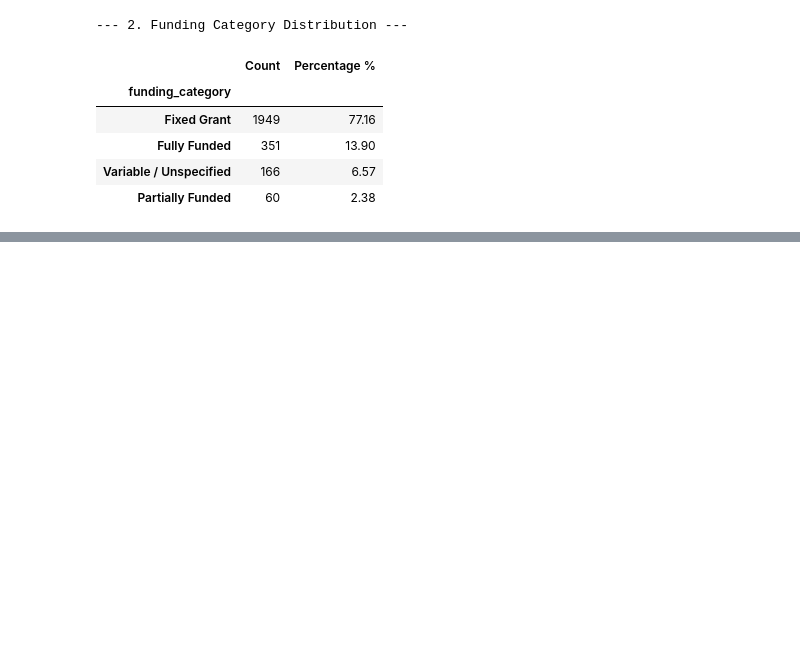
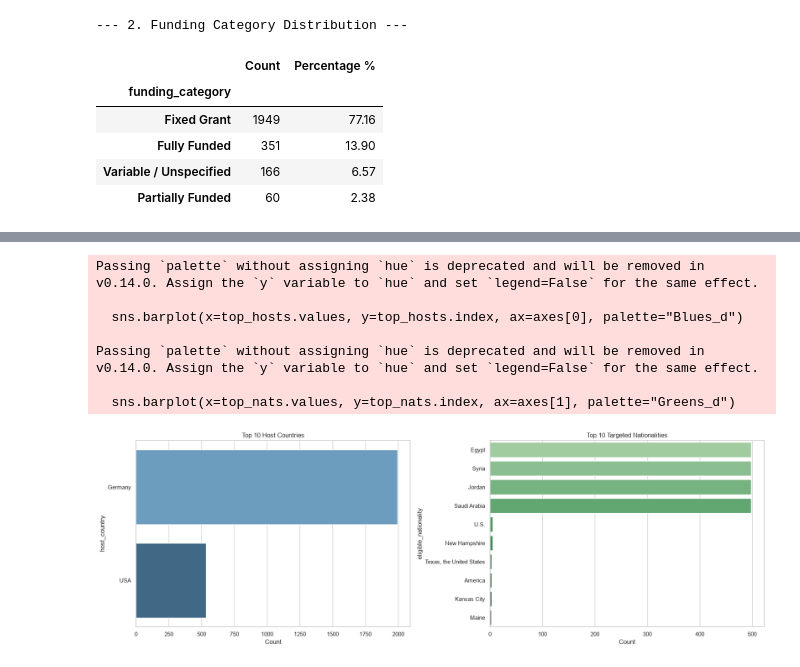
Before and after one commit to shaza-hussein/AI_Scholarship, a Jupyter notebook: notebooks/data_validation.ipynb, the cells around one changed output, grey strips where cells are left out. Saved outputs shown, nothing was run; the diff lists cells and outputs as text; code cells hidden in the pictures; blank space fills up the shorter version.

```diff
--- a/notebooks/data_validation.ipynb
+++ b/notebooks/data_validation.ipynb
@@ -211,0 +216,4 @@ display(sample_funding[['funding_type', 'funding_category', 'funding_amount']])
+# %%
+print(">>> Extracting Host Countries and Eligible Nationalities...")
+df_raw[['host_country', 'eligible_nationality']] = df_raw.progress_apply(processor.process_country, axis=1)
+print("Extraction Complete!")
@@ -211,0 +268,32 @@ display(sample_funding[['funding_type', 'funding_category', 'funding_amount']])
+# %%
+fig, axes = plt.subplots(1, 2, figsize=(18, 6))
+
+# 1. Top 10 Host Countries
+# Exclude 'Unspecified' for a cleaner chart
+top_hosts = df_raw[df_raw['host_country'] != 'Unspecified']['host_country'].value_counts().nlargest(10)
+sns.barplot(x=top_hosts.values, y=top_hosts.index, ax=axes[0], palette="Blues_d")
+axes[0].set_title('Top 10 Host Countries')
+axes[0].set_xlabel('Count')
+
+# 2. Top 10 Restricted Eligible Nationalities
+# Exclude 'International / All' to see which specific countries are targeted
+top_nats = df_raw[df_raw['eligible_nationality'] != 'International / All']['eligible_nationality'].value_counts().nlargest(10)
+if not top_nats.empty:
+    sns.barplot(x=top_nats.values, y=top_nats.index, ax=axes[1], palette="Greens_d")
+    axes[1].set_title('Top 10 Targeted Nationalities')
+    axes[1].set_xlabel('Count')
+else:
+    axes[1].text(0.5, 0.5, 'No Restricted Nationalities Found', horizontalalignment='center', verticalalignment='center')
+    axes[1].set_title('Top 10 Targeted Nationalities')
+
+plt.tight_layout()
+plt.show()
+# %% [output]
+Passing `palette` without assigning `hue` is deprecated and will be removed in v0.14.0. Assign the `y` variable to `hue` and set `legend=False` for the same effect.
+
+  sns.barplot(x=top_hosts.values, y=top_hosts.index, ax=axes[0], palette="Blues_d")
+
+Passing `palette` without assigning `hue` is deprecated and will be removed in v0.14.0. Assign the `y` variable to `hue` and set `legend=False` for the same effect.
+
+  sns.barplot(x=top_nats.values, y=top_nats.index, ax=axes[1], palette="Greens_d")
+[figure, added]
```
Also changed, not shown: parts of 10 cells of this notebook, 2 other files.
